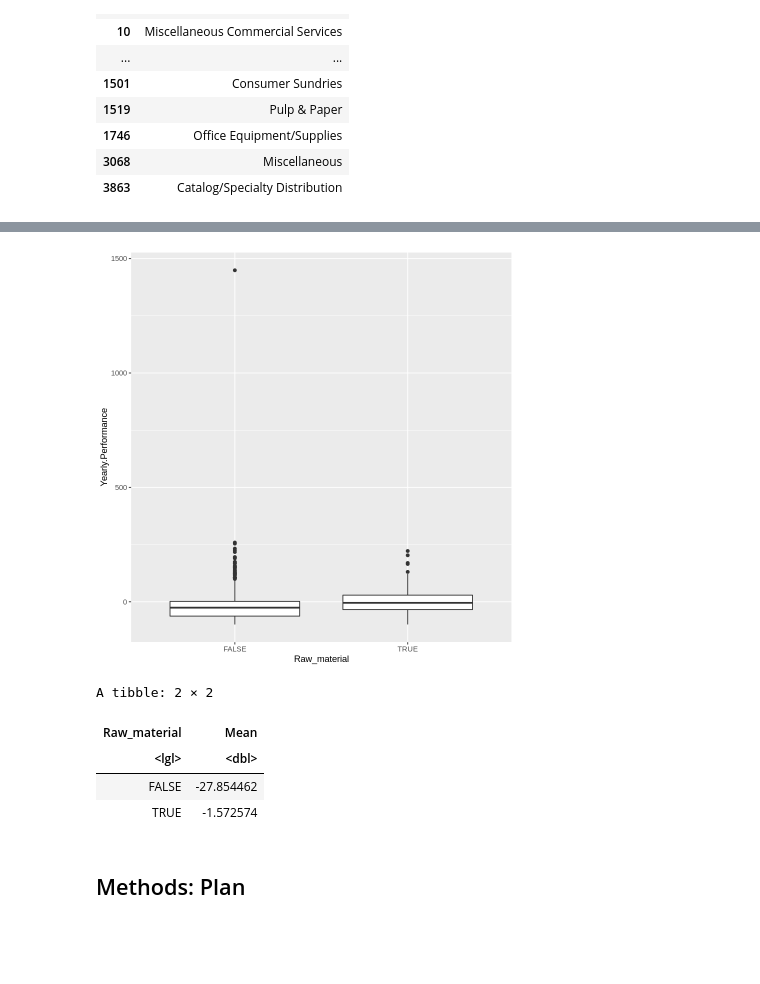
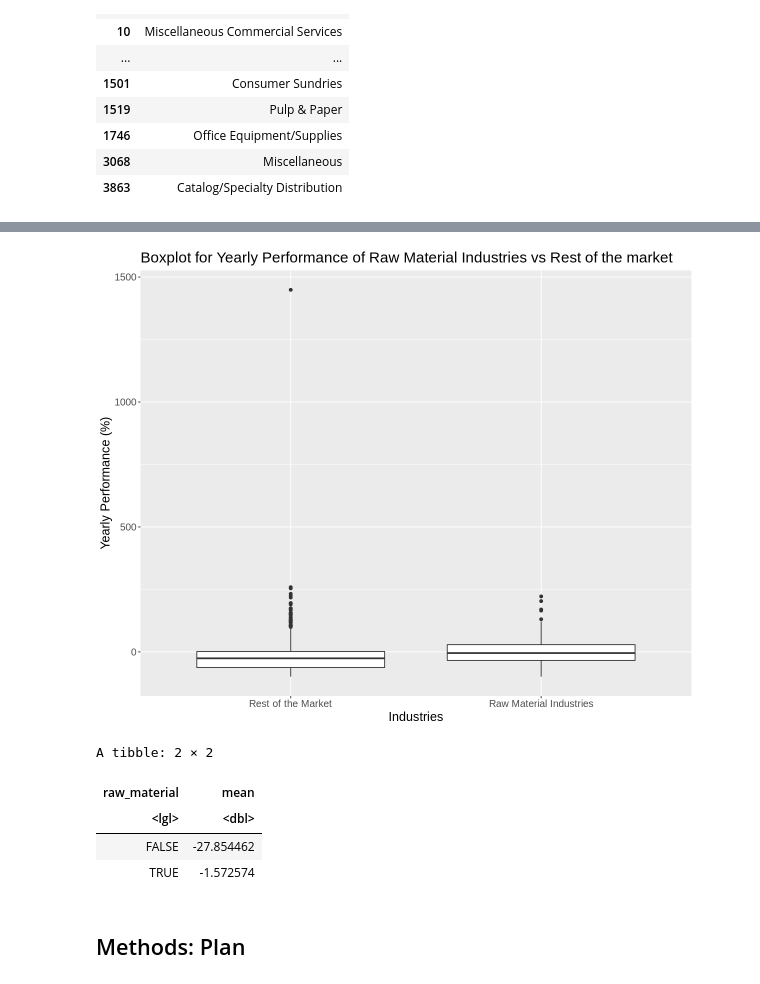
Before and after one commit to lanchiphamm/Stock_Market_Analysis, a Jupyter notebook: group_6.ipynb, the cells around one changed output, grey strips where cells are left out. Saved outputs shown, nothing was run; the diff lists cells and outputs as text; code cells hidden in the pictures; blank space fills up the shorter version.

```diff
--- a/group_6.ipynb
+++ b/group_6.ipynb
@@ -75,25 +75,19 @@ A data.frame: 129 × 1
 | 3068 | Miscellaneous |
 | 3863 | Catalog/Specialty Distribution |
 # %%
-raw_material <- c("Agricultural Commodities/Milling", "Aluminum","Chemicals: Agricultural","Chemicals: Major Diversified","Chemicals: Specialty",
-                 "Coal","Food Distributors","Food: Major Diversified","Food: Meat/Fish/Dairy","Forest Products","Gas Distributors",
-                 "Integrated Oil","Oil & Gas Pipelines","Oil & Gas Production","Oil Refining/Marketing","Other Metals/Minerals", "Precious Metals",
-                 "Steel","Textiles","Tobacco","Water Utilities")
+# Names of the Raw Material Industries
+raw_material_industries <- c("Agricultural Commodities/Milling", "Aluminum", "Chemicals: Agricultural", "Chemicals: Major Diversified", "Chemicals: Specialty",
+                 "Coal", "Food Distributors", "Food: Major Diversified", "Food: Meat/Fish/Dairy", "Forest Products", "Gas Distributors",
+                 "Integrated Oil", "Oil & Gas Pipelines", "Oil & Gas Production", "Oil Refining/Marketing", "Other Metals/Minerals", "Precious Metals",
+                 "Steel", "Textiles", "Tobacco", "Water Utilities")
 
+# Add new column to identify whether an industry does raw material and select necessary columns only
 df <- df %>%
     select(Ticker, Yearly.Performance, Industry) %>%
-    mutate(Raw_material = if_else(Industry %in% raw_material,
+    mutate(Raw_material = if_else(Industry %in% raw_material_industries,
                                   TRUE,
                                   FALSE))
 
-rmc <- df %>%
-        filter(Raw_material) %>%
-        select(!Raw_material)
-
-nrmc <- df %>%
-        filter(!Raw_material) %>%
-        select(!Raw_material)
-
-head(rmc)
-head(nrmc)
+colnames(df) <- tolower(colnames(df))
+head(df)
 # %% [output]
@@ -118,18 +135,24 @@ A data.frame: 6 × 3
 # %%
+options(repr.plot.width = 10, repr.plot.height = 8)
 plot <- df %>%
     ggplot()+
-    geom_boxplot(aes(x = Raw_material, y = Yearly.Performance))
+    geom_boxplot(aes(x = raw_material, y = yearly.performance)) +
+    labs(x = "Industries", y = "Yearly Performance (%)") +
+    scale_x_discrete(labels = c("Rest of the Market", "Raw Material Industries")) +
+    ggtitle("Boxplot for Yearly Performance of Raw Material Industries vs Rest of the market") +
+    theme(text = element_text(size = 15))
 plot
 # %% [output]
-[figure, old version]
+[figure, new version]
 # %%
+# Summary of the mean for yearly performance between 2 variables
 summary <- df %>%
-    group_by(Raw_material)%>%
-    summarize(Mean = mean(Yearly.Performance))
+    group_by(raw_material)%>%
+    summarize(mean = mean(yearly.performance))
 summary
 # %% [output]
 A tibble: 2 × 2
-| Raw_material | Mean |
+| raw_material | mean |
 | <lgl> | <dbl> |
 | FALSE | -27.854462 |
 | TRUE | -1.572574 |
```
Also changed, not shown: parts of 7 cells of this notebook.
